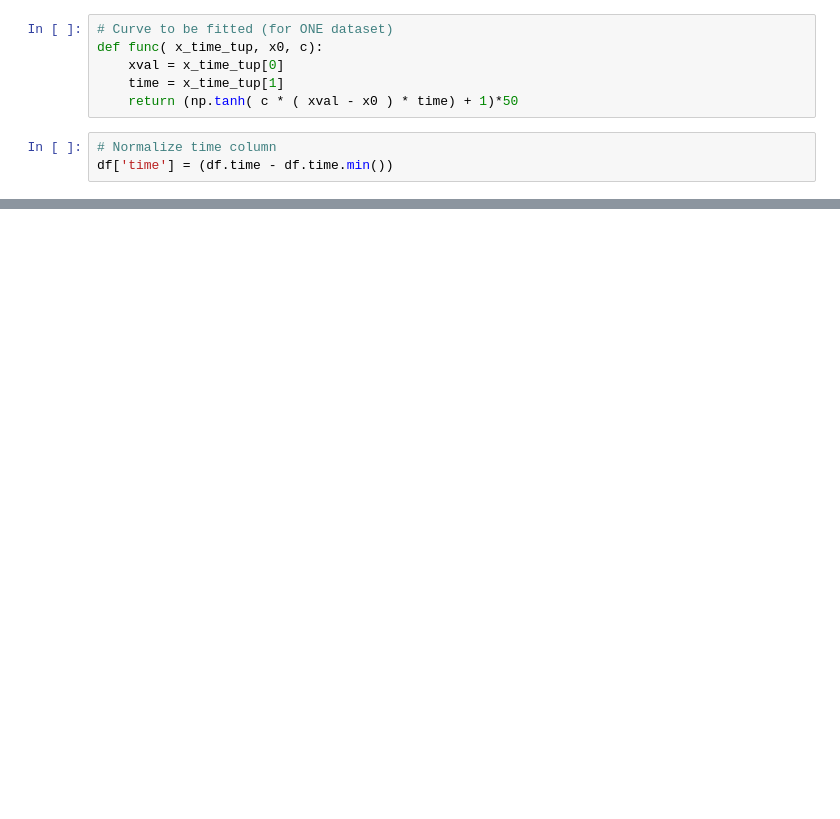
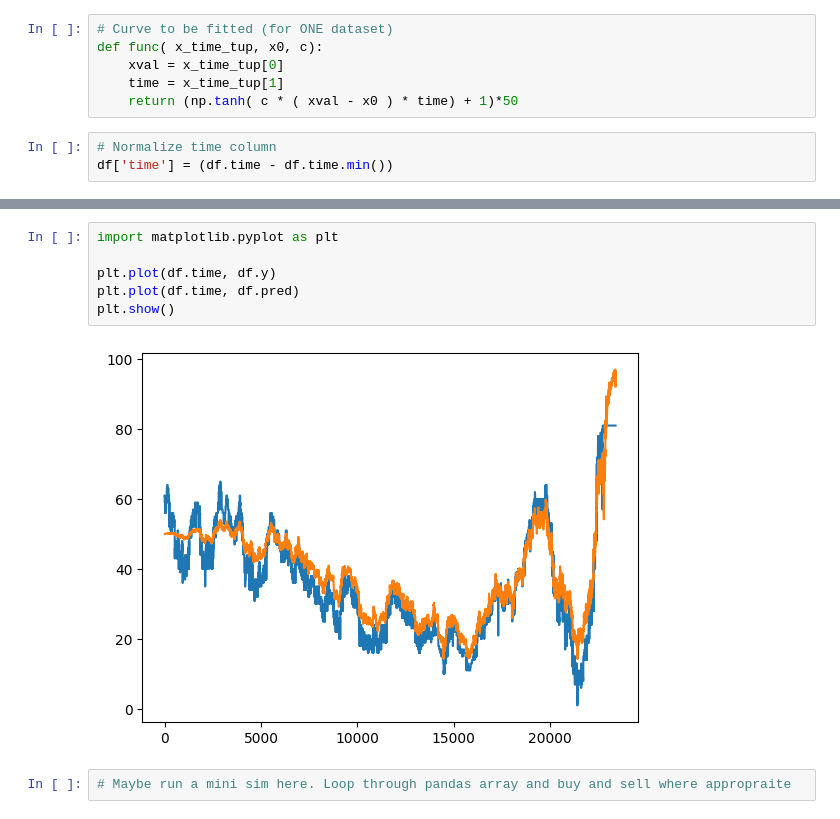
Before and after one commit to kamyarghiam/kalshi_bot, a Jupyter notebook: src/strategy/research/modeling/up_down_modeling.ipynb, the cells around one changed output, grey strips where cells are left out. Saved outputs shown, nothing was run; the diff lists cells and outputs as text; blank space fills up the shorter version.

```diff
--- a/src/strategy/research/modeling/up_down_modeling.ipynb
+++ b/src/strategy/research/modeling/up_down_modeling.ipynb
@@ -273,0 +313,10 @@ Name: time, Length: 189887, dtype: float64
+# %%
+import matplotlib.pyplot as plt
+
+plt.plot(df.time, df.y)
+plt.plot(df.time, df.pred)
+plt.show()
+# %% [output]
+[figure, added]
+# %%
+# Maybe run a mini sim here. Loop through pandas array and buy and sell where appropraite
```
Also changed, not shown: parts of 18 cells of this notebook.
